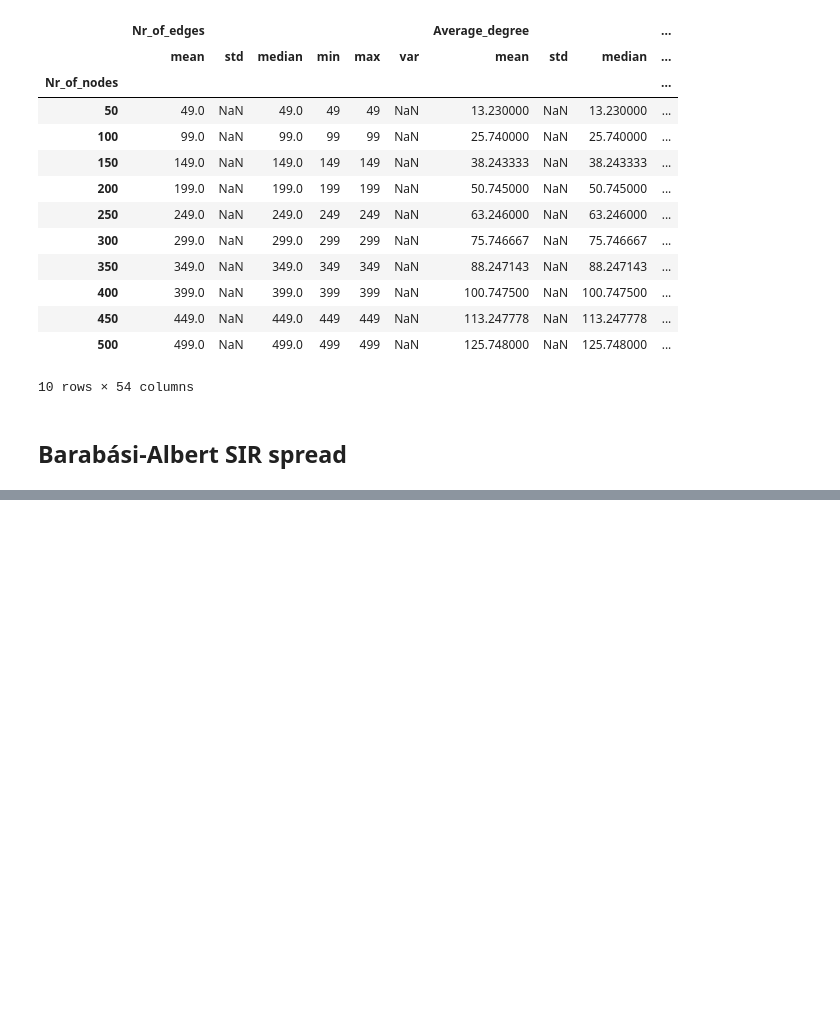
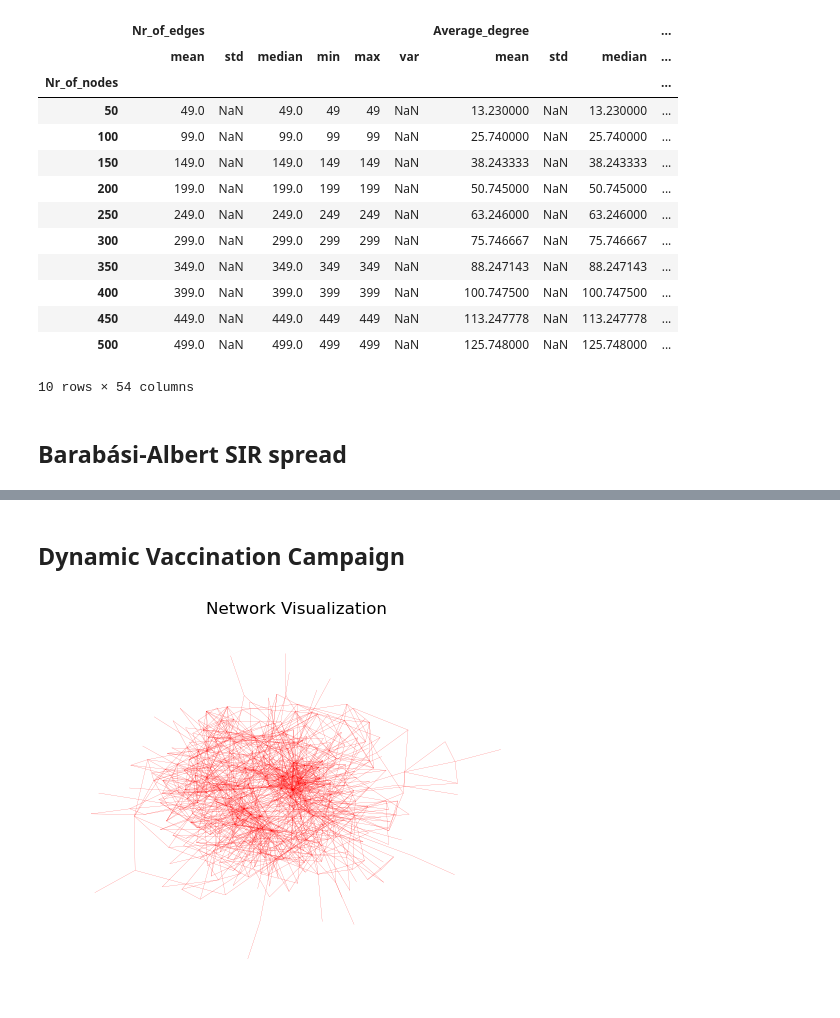
Before and after one commit to Ksf900/IntroCS_Assign2_2024, a Jupyter notebook: Network_SIR.ipynb, the cells around one changed output, grey strips where cells are left out. Saved outputs shown, nothing was run; the diff lists cells and outputs as text; code cells hidden in the pictures; blank space fills up the shorter version.

```diff
--- a/Network_SIR.ipynb
+++ b/Network_SIR.ipynb
@@ -464,0 +476,36 @@ R = node_counts[2]
+# %% [markdown]
+## Dynamic Vaccination Campaign
+# %%
+# Import the csv file
+df = pd.read_csv('transmission_network.csv', sep=';')
+df = df.rename(columns={df.columns[0]:'nodes'})
+
+# Create graph object and add nodes to it
+Graph_obj = nx.Graph()
+nodes = df['nodes'].tolist()
+Graph_obj.add_nodes_from(nodes)
+
+# Add edges between nodes based on the csv-file
+for _, row in df.iterrows():
+    source_node = row['nodes']
+    for col_name, edge_value in row.items():
+        if col_name != 'nodes' and edge_value != 0:
+            Graph_obj.add_edge(source_node, int(col_name))
+
+
+# Relabel the nodes
+Graph_obj = nx.convert_node_labels_to_integers(Graph_obj, first_label=0)
+
+# create a layout for the nodes
+pos = nx.kamada_kawai_layout(Graph_obj)
+
+# draw the nodes and edges
+nx.draw(Graph_obj, pos, with_labels=True, node_size=100, node_color='skyblue', font_size=6, font_color='black')
+nx.draw_networkx_edges(Graph_obj, pos, edge_color='red', width=0.1)
+
+# display the graph
+plt.axis('off')
+plt.title("Network Visualization")
+plt.show()
+# %% [output]
+[figure, added]
```
Also changed, not shown: parts of 9 cells of this notebook.
